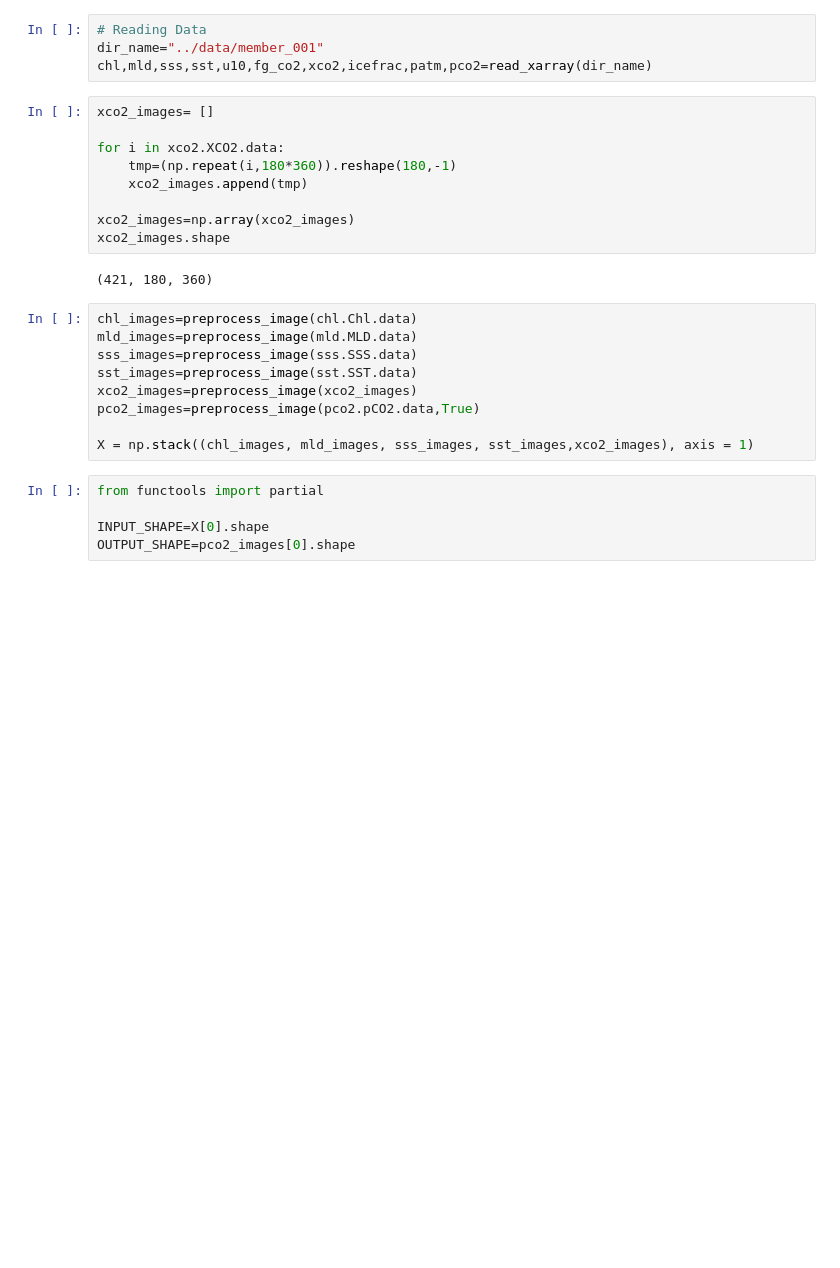
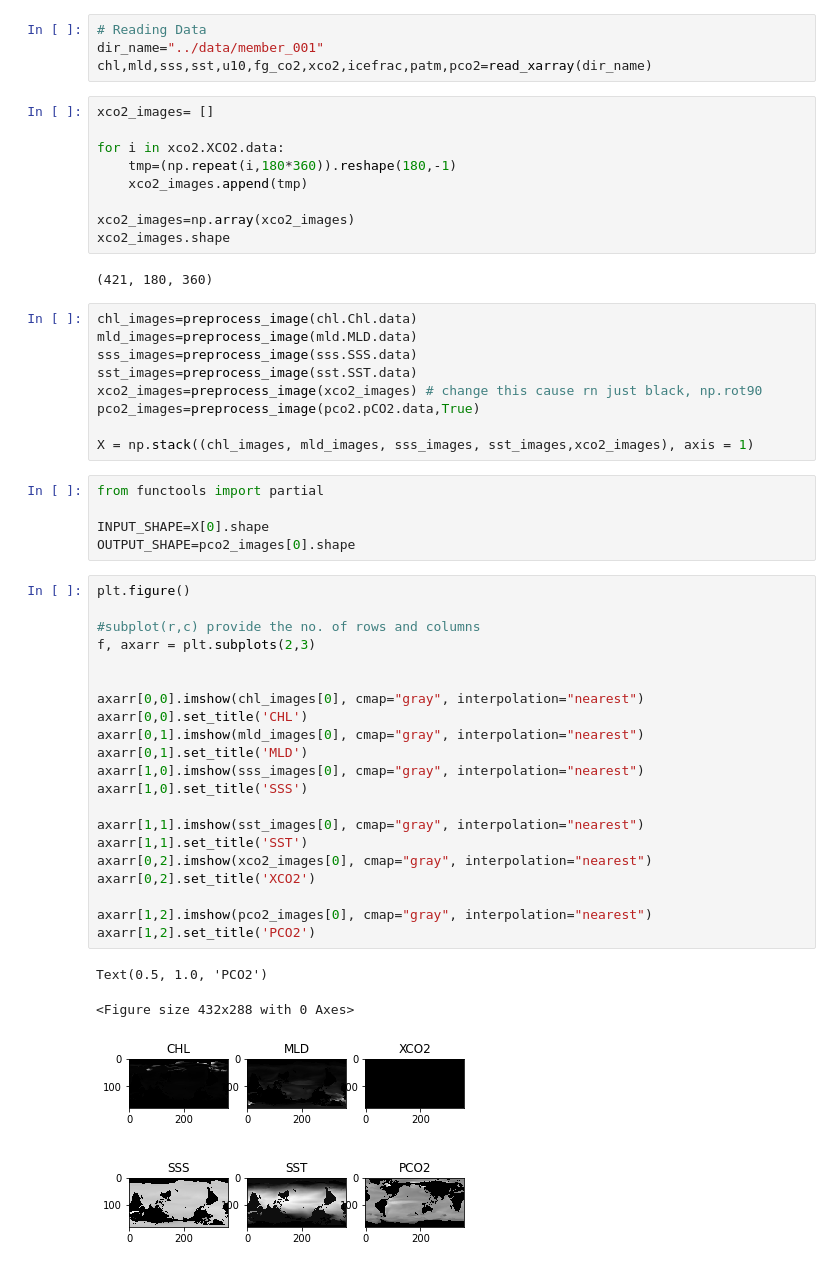
Before and after one commit to sk981102/ocean_co2, a Jupyter notebook: notebooks/cnn_lstm_base.ipynb, the cells around one changed output. Drawn from its saved outputs; the diff is of its cells as text; blank space fills up the shorter version.

Commit message:
plotted images

```diff
--- a/notebooks/cnn_lstm_base.ipynb
+++ b/notebooks/cnn_lstm_base.ipynb
@@ -48,7 +48,7 @@ chl_images=preprocess_image(chl.Chl.data)
 mld_images=preprocess_image(mld.MLD.data)
 sss_images=preprocess_image(sss.SSS.data)
 sst_images=preprocess_image(sst.SST.data)
-xco2_images=preprocess_image(xco2_images)
+xco2_images=preprocess_image(xco2_images) # change this cause rn just black, np.rot90
 pco2_images=preprocess_image(pco2.pCO2.data,True)
 
 X = np.stack((chl_images, mld_images, sss_images, sst_images,xco2_images), axis = 1)
@@ -57,3 +57,28 @@ from functools import partial
 
 INPUT_SHAPE=X[0].shape
 OUTPUT_SHAPE=pco2_images[0].shape
+# %%
+plt.figure()
+
+#subplot(r,c) provide the no. of rows and columns
+f, axarr = plt.subplots(2,3)
+
+
+axarr[0,0].imshow(chl_images[0], cmap="gray", interpolation="nearest")
+axarr[0,0].set_title('CHL')
+axarr[0,1].imshow(mld_images[0], cmap="gray", interpolation="nearest")
+axarr[0,1].set_title('MLD')
+axarr[1,0].imshow(sss_images[0], cmap="gray", interpolation="nearest")
+axarr[1,0].set_title('SSS')
+
+axarr[1,1].imshow(sst_images[0], cmap="gray", interpolation="nearest")
+axarr[1,1].set_title('SST')
+axarr[0,2].imshow(xco2_images[0], cmap="gray", interpolation="nearest")
+axarr[0,2].set_title('XCO2')
+
+axarr[1,2].imshow(pco2_images[0], cmap="gray", interpolation="nearest")
+axarr[1,2].set_title('PCO2')
+# %% [output]
+Text(0.5, 1.0, 'PCO2')
+<Figure size 432x288 with 0 Axes>
+[figure, added]
```
